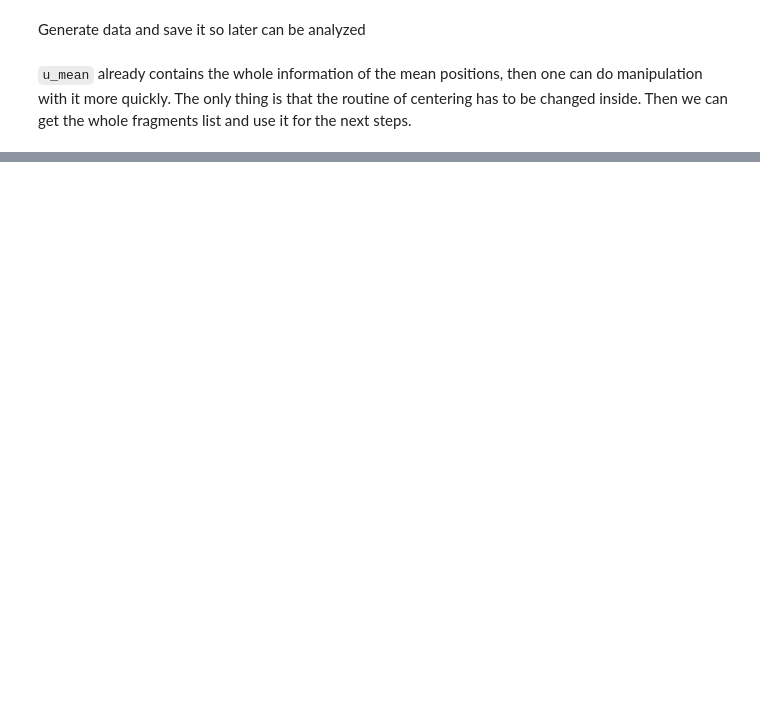
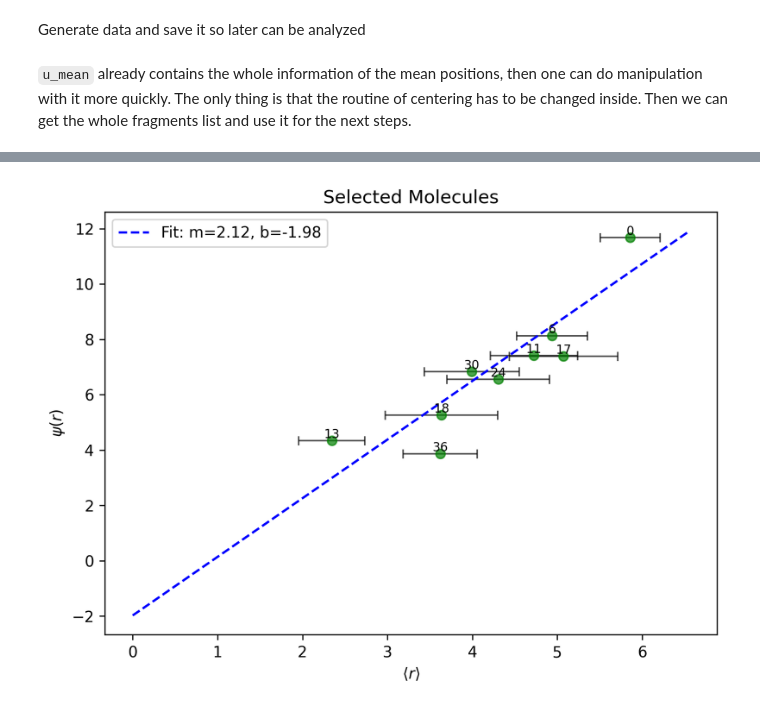
Before and after one commit to eminotre24/Collagen-Project, a Jupyter notebook: MD-Analysis/Twist-Analysis/analysism-2908.ipynb, the cells around one changed output, grey strips where cells are left out. Drawn from its saved outputs; the diff is of its cells as text; code cells hidden in the pictures; blank space fills up the shorter version.

```diff
--- a/MD-Analysis/Twist-Analysis/analysism-2908.ipynb
+++ b/MD-Analysis/Twist-Analysis/analysism-2908.ipynb
@@ -158,0 +136,30 @@ plt.show()
+# %%
+selection = [0, 6, 11, 13, 17, 18, 24, 30, 36]
+mr_skt = mean_rad[selection]
+psi_skt = psi[selection]
+std_skt = std_rad[selection]
+
+w_sktt = 1 / std_skt
+
+plt.figure(dpi=300)
+
+# plt.scatter(mr_skt, psi_skt, color='g', edgecolor='k', alpha=0.5)
+plt.errorbar(mr_skt, psi_skt, xerr=std_skt, fmt='o', color='g', alpha=0.7, ecolor='k', elinewidth=1, capsize=3)
+
+# --- New Fit ---
+b_psi, m_psi = np.polynomial.polynomial.polyfit(mr_skt, psi_skt, 1, w=w_sktt)
+fit = np.polynomial.polynomial.Polynomial((b_psi, m_psi))
+
+plt.plot(eval_fit, fit(eval_fit), linestyle='dashed', color='b', label=f'Fit: m={m_psi:.2f}, b={b_psi:.2f}')
+
+for i, (x, y) in enumerate(zip(mr_skt, psi_skt)):
+    plt.text(x, y, str(selection[i]), fontsize=8, ha='center', va='bottom')
+
+plt.title("Selected Molecules")
+plt.ylabel(r'$\psi(r)$')
+plt.xlabel(r'$\langle r \rangle$')
+plt.legend()
+plt.tight_layout()
+plt.show()
+# %% [output]
+[figure, added]
```
Also changed, not shown: parts of 9 cells of this notebook, 1 other file.
